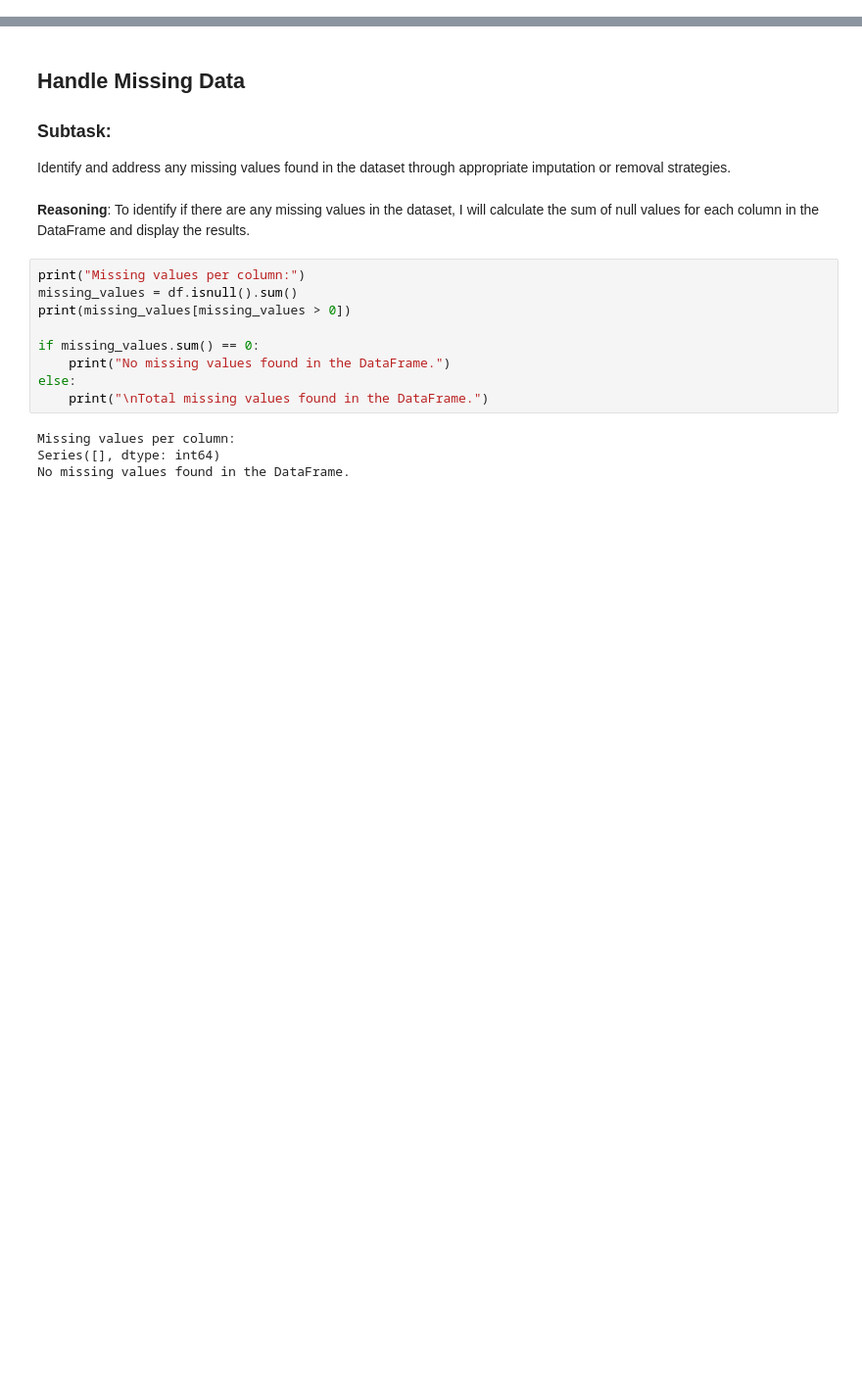
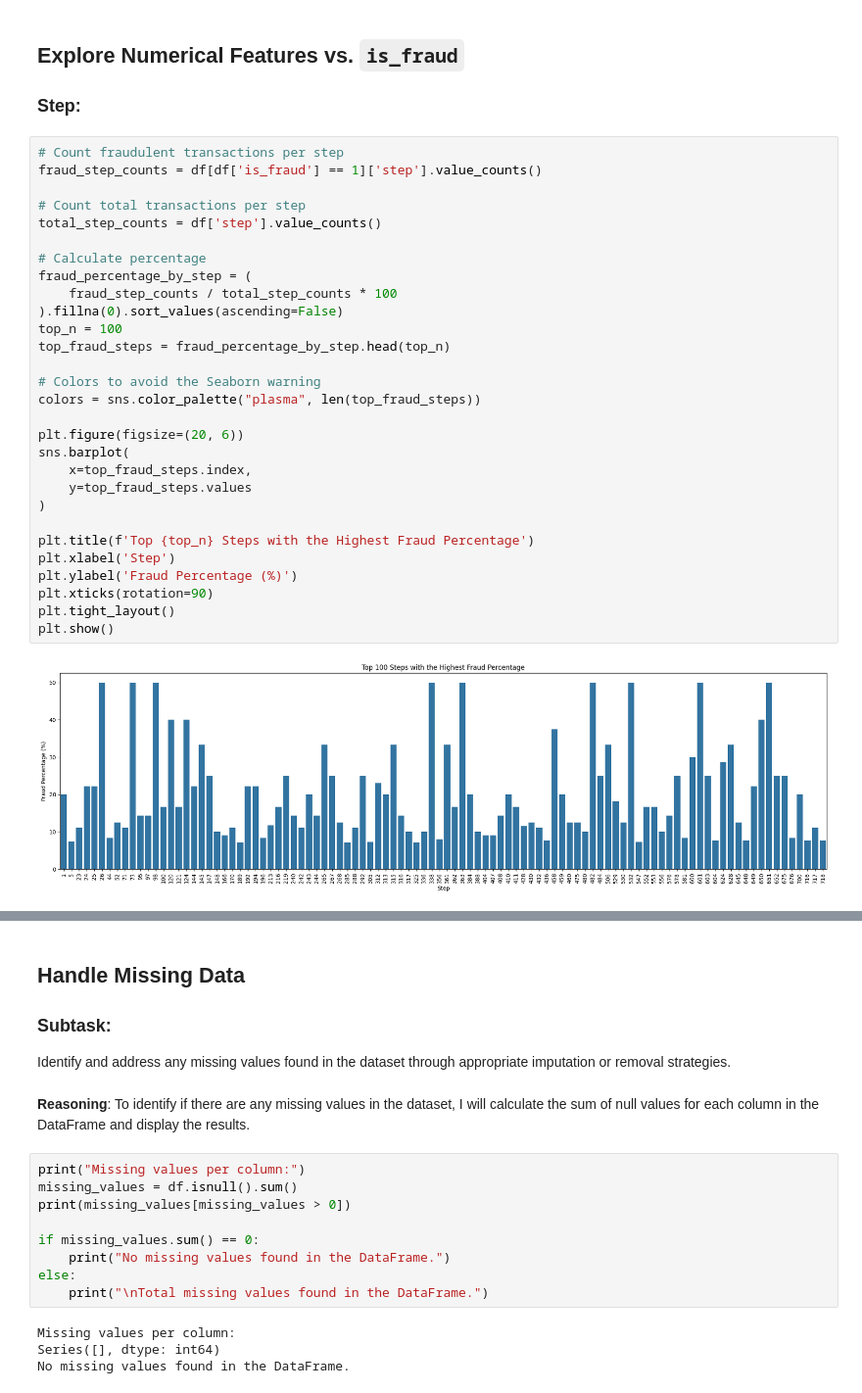
Before and after one commit to MathieuFan22/Mirada-Examen-ML-M2-ISPM, a Jupyter notebook: PoketraFinday-Mirada.ipynb, the cells around one changed output, grey strips where cells are left out. Shown at 98% size. Drawn from its saved outputs; the diff is of its cells as text; blank space fills up the shorter version.

```diff
--- a/PoketraFinday-Mirada.ipynb
+++ b/PoketraFinday-Mirada.ipynb
@@ -330,0 +109,35 @@ Descriptive statistics for fraudulent step:
+# %% [markdown]
+## Explore Numerical Features vs. `is_fraud`
+
+### Step:
+# %%
+# Count fraudulent transactions per step
+fraud_step_counts = df[df['is_fraud'] == 1]['step'].value_counts()
+
+# Count total transactions per step
+total_step_counts = df['step'].value_counts()
+
+# Calculate percentage
+fraud_percentage_by_step = (
+    fraud_step_counts / total_step_counts * 100
+).fillna(0).sort_values(ascending=False)
+top_n = 100
+top_fraud_steps = fraud_percentage_by_step.head(top_n)
+
+# Colors to avoid the Seaborn warning
+colors = sns.color_palette("plasma", len(top_fraud_steps))
+
+plt.figure(figsize=(20, 6))
+sns.barplot(
+    x=top_fraud_steps.index,
+    y=top_fraud_steps.values
+)
+
+plt.title(f'Top {top_n} Steps with the Highest Fraud Percentage')
+plt.xlabel('Step')
+plt.ylabel('Fraud Percentage (%)')
+plt.xticks(rotation=90)
+plt.tight_layout()
+plt.show()
+# %% [output]
+[figure, added]
```
Also changed, not shown: parts of 17 cells of this notebook.
